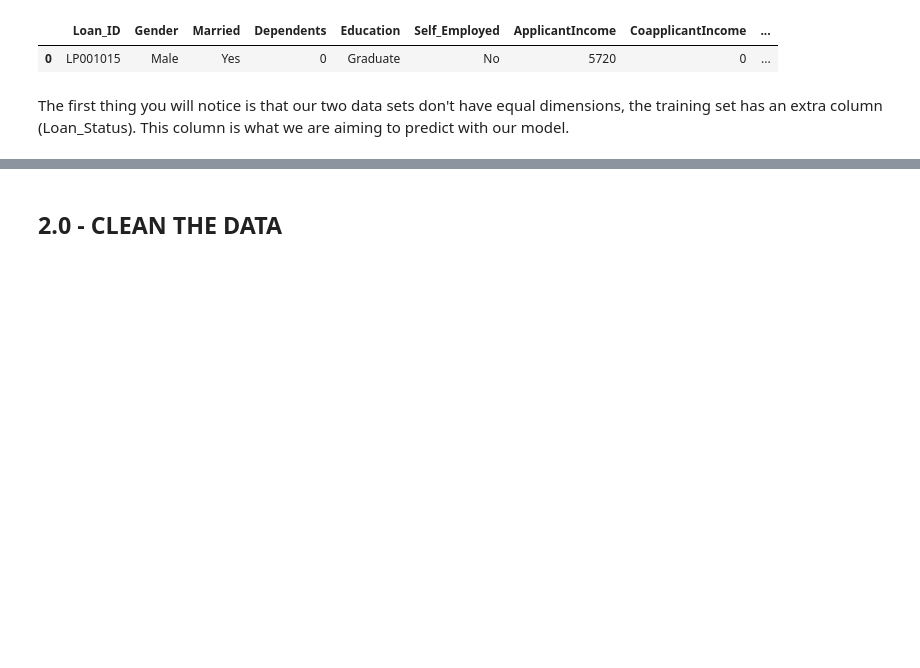
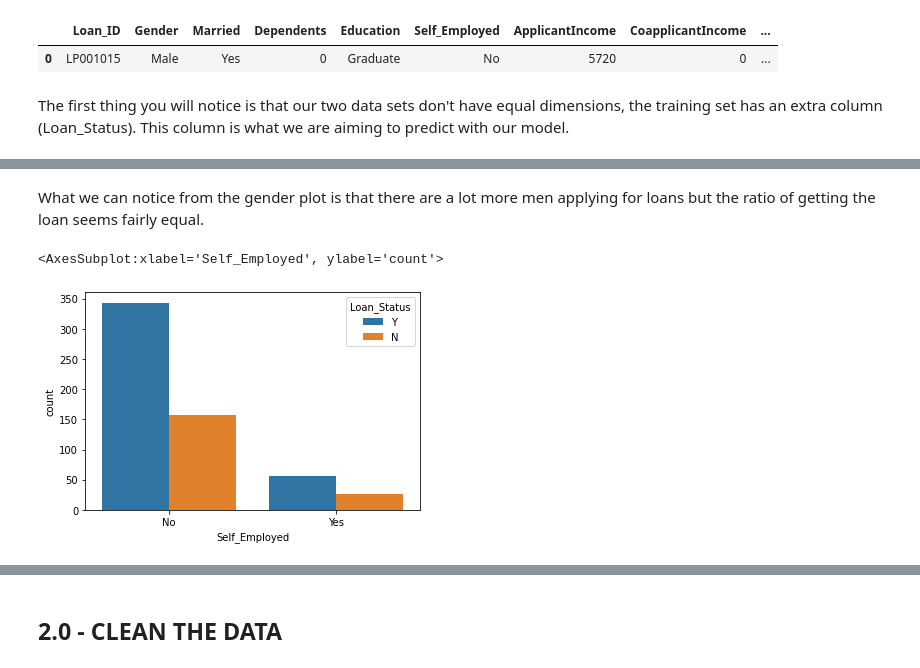
Before and after one commit to crhind/Intern-Basic-DataScience, a Jupyter notebook: intern.ipynb, the cells around one changed output, grey strips where cells are left out. Cells and saved outputs as stored; diff of their text form; code cells hidden in the pictures; blank space fills up the shorter version.

```diff
--- a/intern.ipynb
+++ b/intern.ipynb
@@ -42,0 +55,8 @@ The first thing you will notice is that our two data sets don't have equal dimen
+# %% [markdown]
+What we can notice from the gender plot is that there are a lot more men applying for loans but the ratio of getting the loan seems fairly equal.
+# %%
+# Checking if there is any indication that self employment results in a particular outcome for the loan
+sb.countplot(train['Self_Employed'], hue=train["Loan_Status"])
+# %% [output]
+<AxesSubplot:xlabel='Self_Employed', ylabel='count'>
+[figure, added]
```
Also changed, not shown: parts of 35 cells of this notebook, 5 other files.
